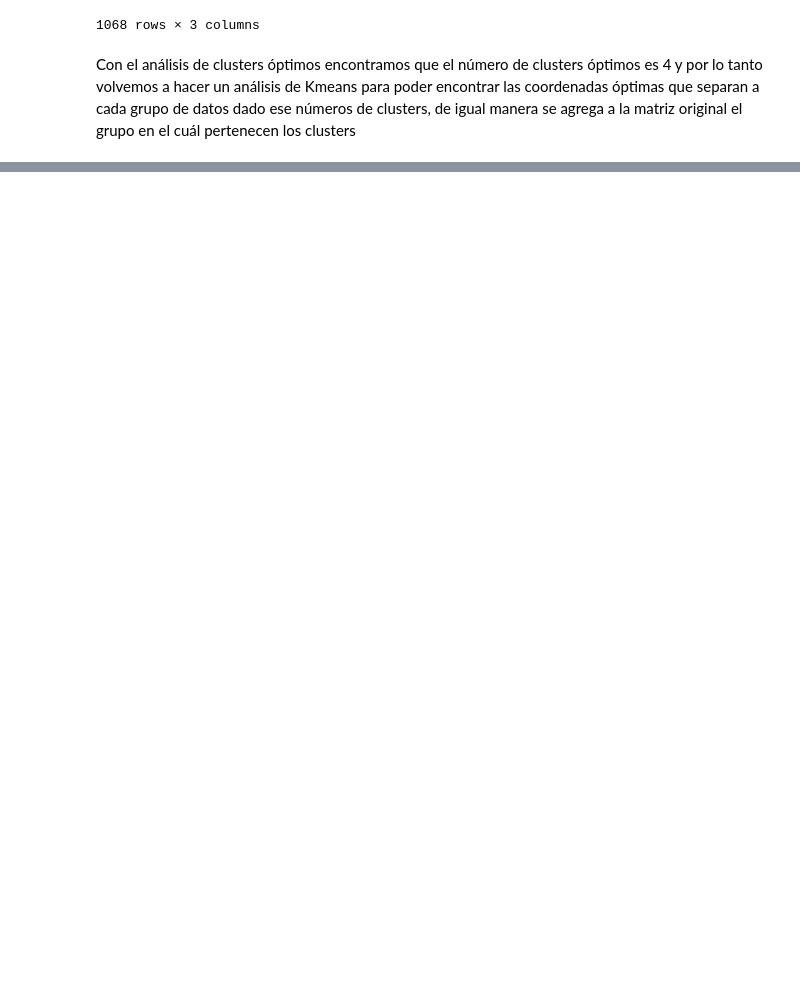
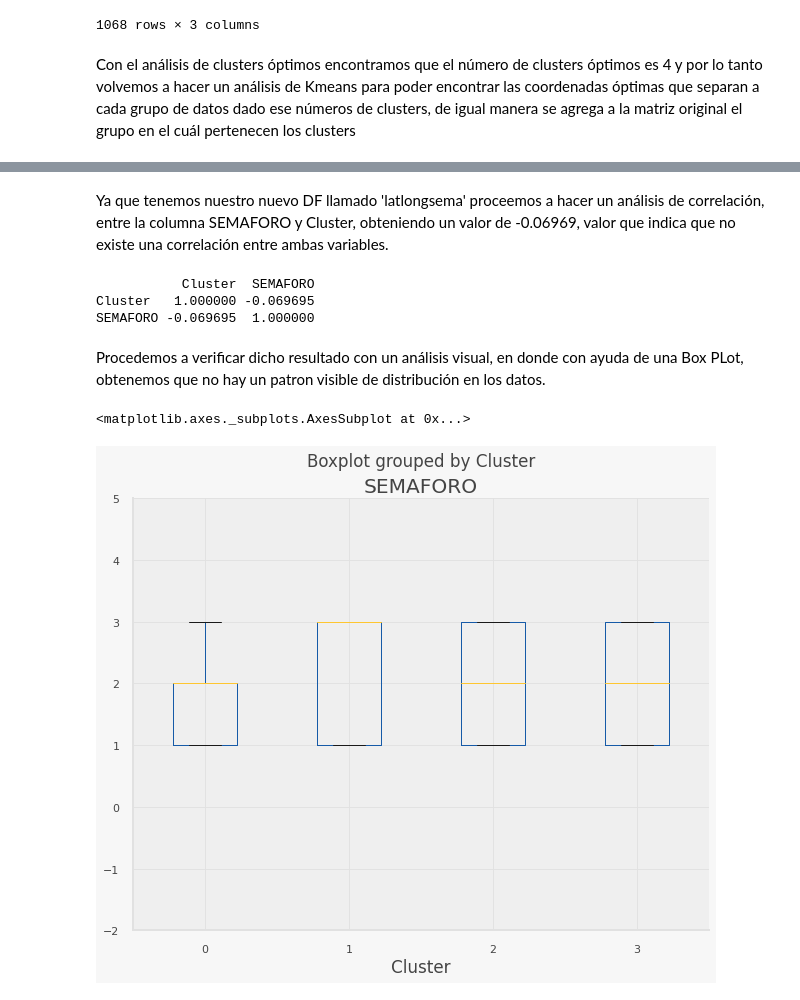
Before and after one commit to PosgradoMNA/actividades-del-projecto-equipo_105, a Jupyter notebook: Reto_Entrega1.ipynb, the cells around one changed output, grey strips where cells are left out. Drawn from its saved outputs; the diff is of its cells as text; code cells hidden in the pictures; blank space fills up the shorter version.

```diff
--- a/Reto_Entrega1.ipynb
+++ b/Reto_Entrega1.ipynb
@@ -574,0 +584,20 @@ See the caveats in the documentation: https://pandas.pydata.org/pandas-docs/stab
+# %%
+latlongsema=df[["LONGITUD","LATITUD","SEMAFORO"]]
+
+#Esto es para remplazar los valores object por numéricos.
+latlongsema.replace('Verde',1, inplace= True)
+latlongsema.replace('Rojo',3, inplace= True)
+latlongsema.replace('Amarillo',2, inplace= True)
+
+
+clustering = KMeans(n_clusters = 4, max_iter= 10000)
+clustering.fit(latlongsema)
+
+Optimal_Centers = pd.DataFrame(clustering.cluster_centers_)
+
+
+
+latlongsema['Cluster'] = clustering.labels_
+
+
+latlongsema.head
@@ -574,0 +628,21 @@ See the caveats in the documentation: https://pandas.pydata.org/pandas-docs/stab
+# %% [markdown]
+Ya que tenemos nuestro nuevo DF llamado 'latlongsema' proceemos a hacer un análisis de correlación, entre la columna SEMAFORO y Cluster, obteniendo un valor de -0.06969, valor que indica que no existe una correlación entre ambas variables.
+# %%
+data = latlongsema[['Cluster','SEMAFORO']]
+correlation = data.corr(method='pearson')
+print(correlation)
+# %% [output]
+           Cluster  SEMAFORO
+Cluster   1.000000 -0.069695
+SEMAFORO -0.069695  1.000000
+# %% [markdown]
+Procedemos a verificar dicho resultado con un análisis visual, en donde con ayuda de una Box PLot, obtenemos que no hay un patron visible de distribución en los datos.
+# %%
+
+fig, ax = plt.subplots(figsize=(10,8))
+plt.suptitle('')
+plt.ylim(-2,5)
+latlongsema.boxplot(column=['SEMAFORO'], by='Cluster', ax=ax)
+# %% [output]
+<matplotlib.axes._subplots.AxesSubplot at 0x...>
+[figure, added]
```
Also changed, not shown: parts of 13 cells of this notebook.
